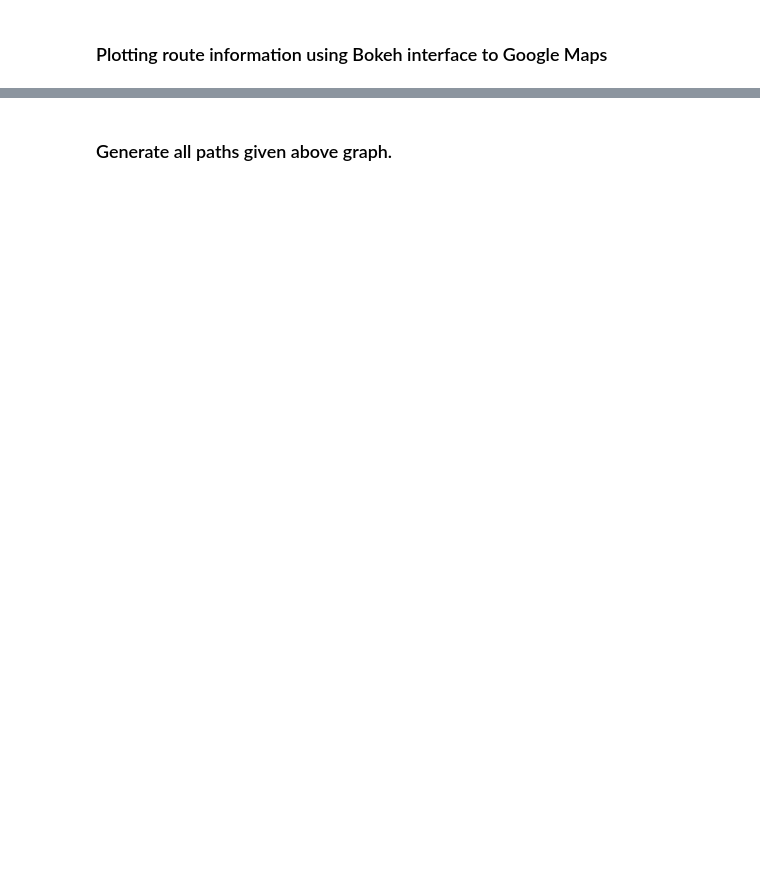
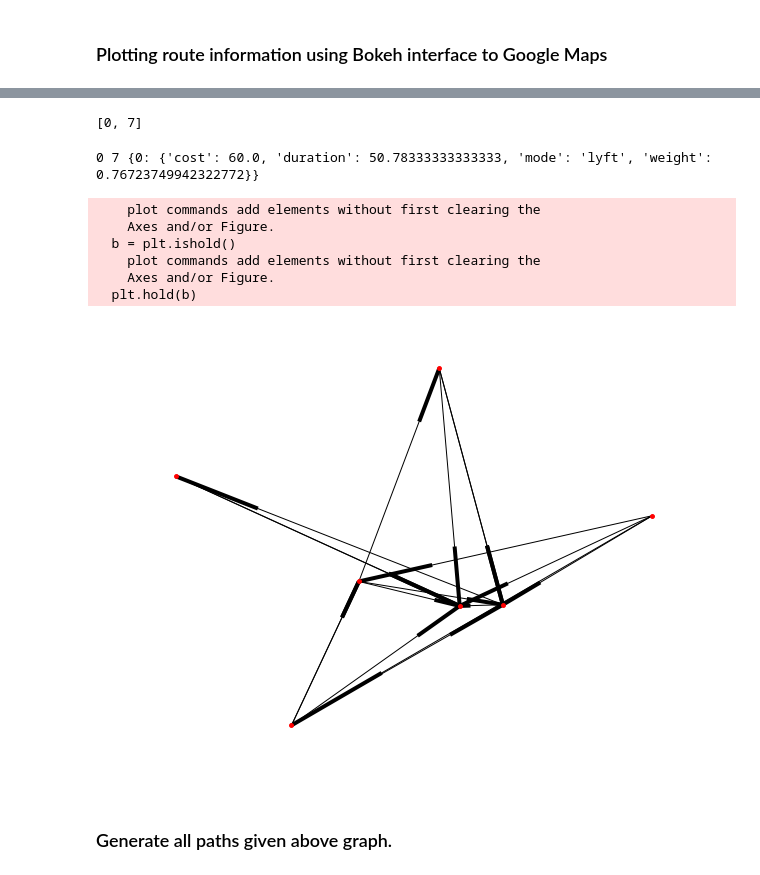
Before and after one commit to abhijithrajan/QuickCommute, a Jupyter notebook: QkCmt.ipynb, the cells around one changed output, grey strips where cells are left out. Saved outputs shown, nothing was run; the diff lists cells and outputs as text; code cells hidden in the pictures; blank space fills up the shorter version.

```diff
--- a/QkCmt.ipynb
+++ b/QkCmt.ipynb
@@ -44 +48,10 @@ def request_lyft(org_lat, org_long, end_lat, end_long, token, rtype='lyft'):
     return r
+# %%
+def lyft_eta(org_lat, org_long, token, rtype='lyft'):
+    query_url = 'https://api.lyft.com/v1/eta'
+    header = {"Authorization": "Bearer {}".format(token)}
+    payload = {'lat':org_lat, 'lng':org_long,
+               'ride_type':rtype
+              }
+    r = requests.get(query_url, params=payload, headers=header)
+    return r
@@ -121,0 +285,2 @@ Cost to travel to final destination by Lyft: $13.29
+# %%
+shortest = nx.dijkstra_path(G, source=start_node,target=end_node, weight='weight')
@@ -121,0 +291,3 @@ Cost to travel to final destination by Lyft: $13.29
+# %%
+for cnt in range(len(shortest)-1):
+    print(shortest[cnt],shortest[cnt+1], G.get_edge_data(shortest[cnt],shortest[cnt+1])[0]['instructions'])
@@ -221,0 +484,19 @@ new_graph
+# %%
+def compute_weight_L1_var2(vals, const, sclfac, wage=0.217):
+    """
+    Compute weights using difference. Scaling by user defined constraint.
+    Converting time into money, initially set by using the minimum wage.
+    min_wage_ny = $13 /hr = $0.217 /min
+    """
+    user_cost, user_time = const
+    user_cost, user_time = user_cost * sclfac, user_time * sclfac
+    app_cost, app_time = vals
+    user_time_conv, app_time_conv = user_time*wage, app_time*wage
+
+    res = (app_cost - user_cost) / user_cost + (app_time_conv - user_time_conv) / user_time_conv
+    fmt1 = "Res={:.2f}, Sclfac={:.2f}\n".format((1+np.exp(-res))**-1,sclfac)
+    fmt2 = "Cost={:.2f},UserCost={:.2f},Scaled_cost={:.2f}\n".format(app_cost,user_cost,(app_cost - user_cost) / user_cost)
+    fmt3 = "Time={:.2f},UserTime={:.2f},Scaled_time={:.2f}\n".format(app_time_conv, user_time_conv, (app_time_conv - user_time_conv) / user_time_conv)
+    print(fmt1,fmt2,fmt3)
+
+    return (1+np.exp(-res))**-1
@@ -221,0 +588,24 @@ new_graph
+# %%
+shortest = nx.dijkstra_path(G, source=0,target=7, weight='weight')
+nx.dijkstra_path(G, source=0,target=7, weight='weight')
+# %% [output]
+[0, 7]
+# %%
+for i, edge in enumerate(shortest[:-1]):
+    print (edge, shortest[i+1], G.get_edge_data(edge,shortest[i+1]))
+# %% [output]
+0 7 {0: {'cost': 60.0, 'duration': 50.78333333333333, 'mode': 'lyft', 'weight': 0.76723749942322772}}
+# %%
+import matplotlib.pyplot as plt
+%matplotlib inline
+
+plt.figure(figsize=(8, 6))
+nx.draw(G, node_size=15)
+# %% [output]
+    plot commands add elements without first clearing the
+    Axes and/or Figure.
+  b = plt.ishold()
+    plot commands add elements without first clearing the
+    Axes and/or Figure.
+  plt.hold(b)
+[figure, added]
```
Also changed, not shown: parts of 39 cells of this notebook, 51 other files.
